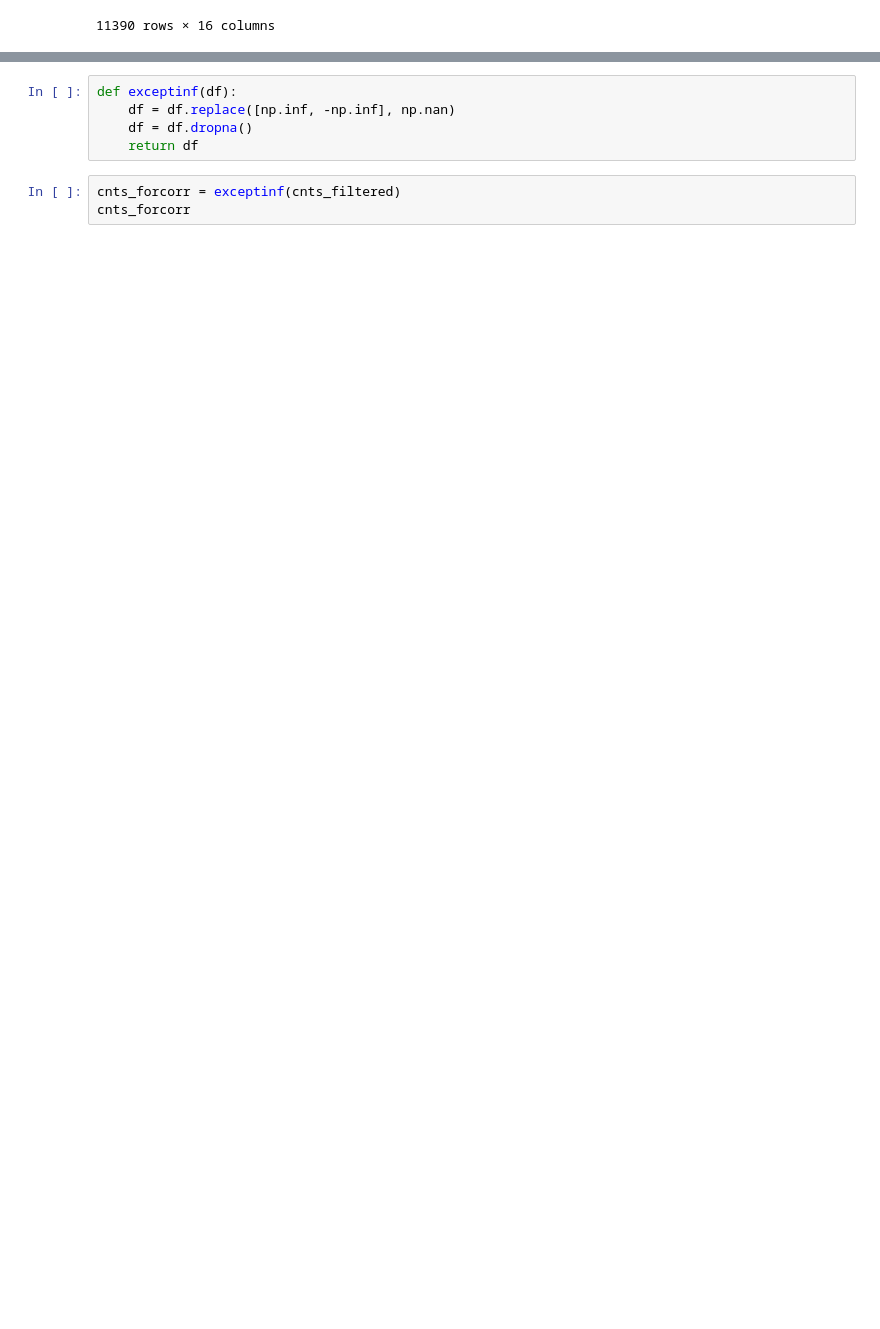
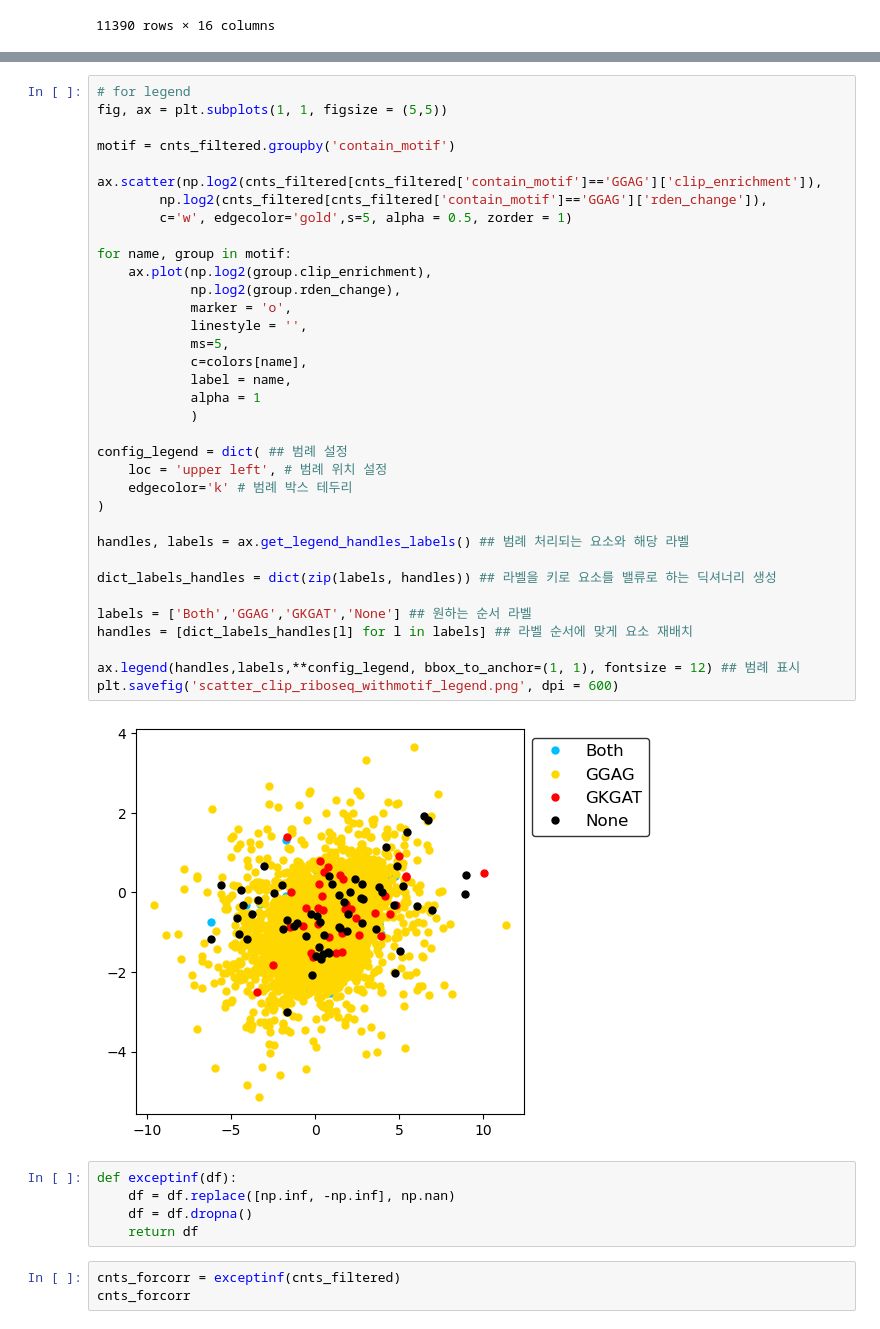
Before and after one commit to raccoon-cm/bioinfo1_2023, a Jupyter notebook: TermProj_2023_presentation_CM.ipynb, the cells around one changed output, grey strips where cells are left out. Cells and saved outputs as stored; diff of their text form; blank space fills up the shorter version.

```diff
--- a/TermProj_2023_presentation_CM.ipynb
+++ b/TermProj_2023_presentation_CM.ipynb
@@ -1099,3 +1227,40 @@ plt.savefig('test.png', dpi = 600)
+# %%
+# for legend
+fig, ax = plt.subplots(1, 1, figsize = (5,5))
+
+motif = cnts_filtered.groupby('contain_motif')
+
+ax.scatter(np.log2(cnts_filtered[cnts_filtered['contain_motif']=='GGAG']['clip_enrichment']),
+        np.log2(cnts_filtered[cnts_filtered['contain_motif']=='GGAG']['rden_change']),
+        c='w', edgecolor='gold',s=5, alpha = 0.5, zorder = 1)
+
+for name, group in motif:
+    ax.plot(np.log2(group.clip_enrichment),
+            np.log2(group.rden_change),
+            marker = 'o',
+            linestyle = '',
+            ms=5,
+            c=colors[name],
+            label = name,
+            alpha = 1
+            )
+
+config_legend = dict( ## 범례 설정
+    loc = 'upper left', # 범례 위치 설정
+    edgecolor='k' # 범례 박스 테두리
+)
+
+handles, labels = ax.get_legend_handles_labels() ## 범례 처리되는 요소와 해당 라벨
+
+dict_labels_handles = dict(zip(labels, handles)) ## 라벨을 키로 요소를 밸류로 하는 딕셔너리 생성
+
+labels = ['Both','GGAG','GKGAT','None'] ## 원하는 순서 라벨
+handles = [dict_labels_handles[l] for l in labels] ## 라벨 순서에 맞게 요소 재배치
+
+ax.legend(handles,labels,**config_legend, bbox_to_anchor=(1, 1), fontsize = 12) ## 범례 표시
+plt.savefig('scatter_clip_riboseq_withmotif_legend.png', dpi = 600)
+# %% [output]
+[figure, added]
 # %%
 def exceptinf(df):
     df = df.replace([np.inf, -np.inf], np.nan)
```
Also changed, not shown: parts of 34 cells of this notebook, 3 other files.
